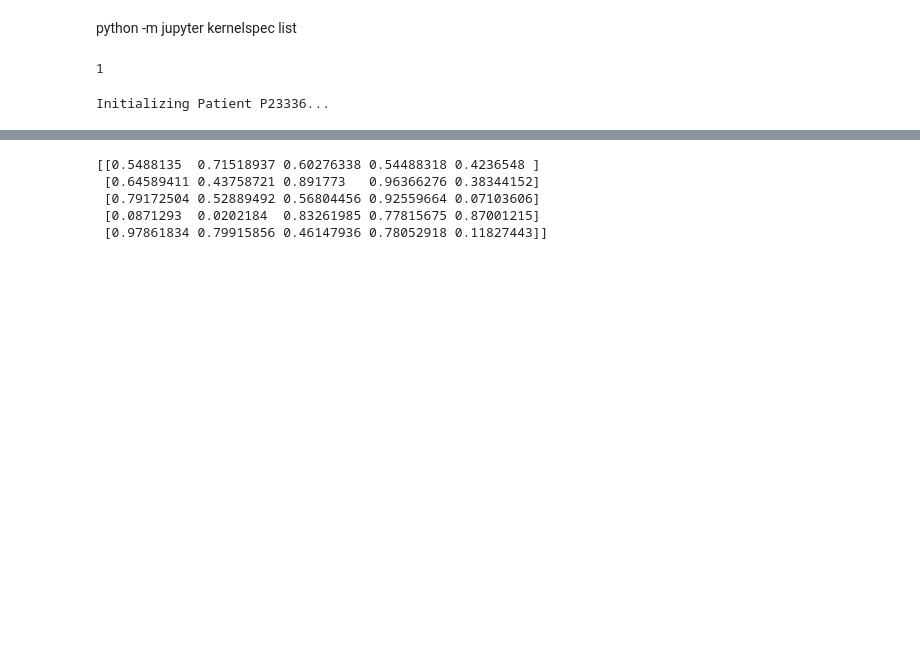
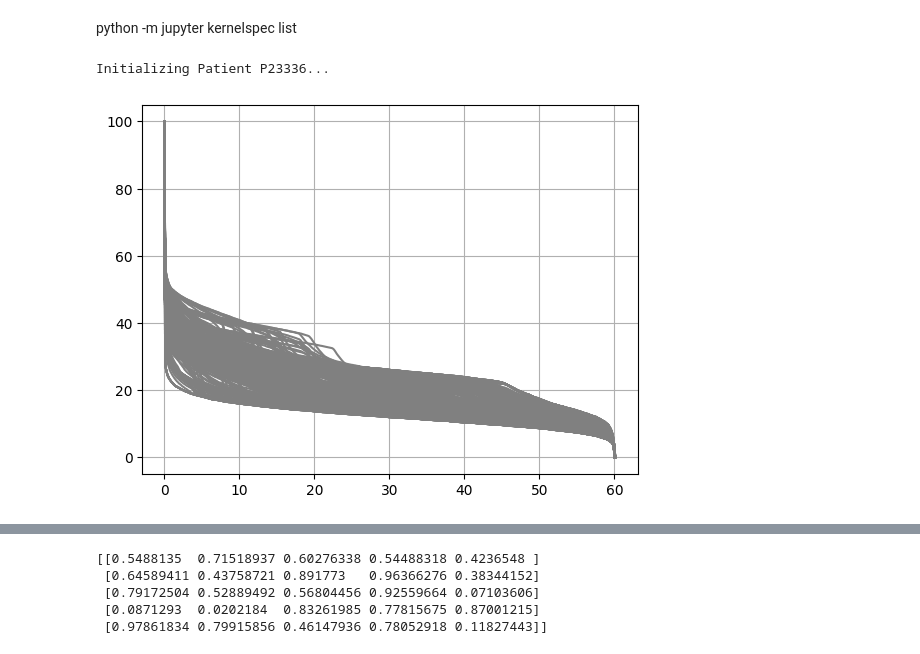
Before and after one commit to frtzkrz/GazeOptimizer, a Jupyter notebook: test.ipynb, the cells around one changed output, grey strips where cells are left out. Drawn from its saved outputs; the diff is of its cells as text; code cells hidden in the pictures; blank space fills up the shorter version.

```diff
--- a/test.ipynb
+++ b/test.ipynb
@@ -13,16 +10,24 @@ from patient_functions.two_beam import *
-# %%
-weights = [
-    [1, 2, 3],
-    [4, 5, 6],
-    [7, 8, 9]]
-
-costs = 10*np.array(weights)
-min(np.asarray(costs).flatten())
-# %% [output]
-1
 # %%
 
 patient_id = 'P23336'
 pat = Patient(patient_id=patient_id, h5py_file_path=f'results/{patient_id}/{patient_id}_9_angles.h5')
 # %% [output]
 Initializing Patient P23336...
+# %%
+with h5py.File(pat.h5py_file_path, 'r') as h5_file:
+    ws = np.linspace(0, 1, 11)
+    gs = []
+    for i, angle_1 in enumerate(pat.gaze_angle_keys):
+        dose_1 = h5_file[angle_1][:]
+        for angle_2 in pat.gaze_angle_keys[i+1:]:
+            dose_2 = h5_file[angle_2][:]
+            for w in ws:
+                g = GazeAngleDVHs(
+                        patient = pat,
+                        angle_key=angle_1,
+                        angle_key_2=angle_2,
+                        dose=w*dose_1 + (1-w)*dose_2,
+                        weight=w,
+                        )
+                g.calculate_cost()
+                gs.append(g)
@@ -28,0 +37,10 @@ Initializing Patient P23336...
+# %%
+roi = 'Retina'
+# %%
+fig, ax = plt.subplots()
+for g in gs:
+
+    g.roi_dvhs[roi].plot(ax, plot_args={'color': 'grey'})
+    ax.grid(True)
+# %% [output]
+[figure, added]
```
Also changed, not shown: parts of 3 cells of this notebook, 26 other files.
